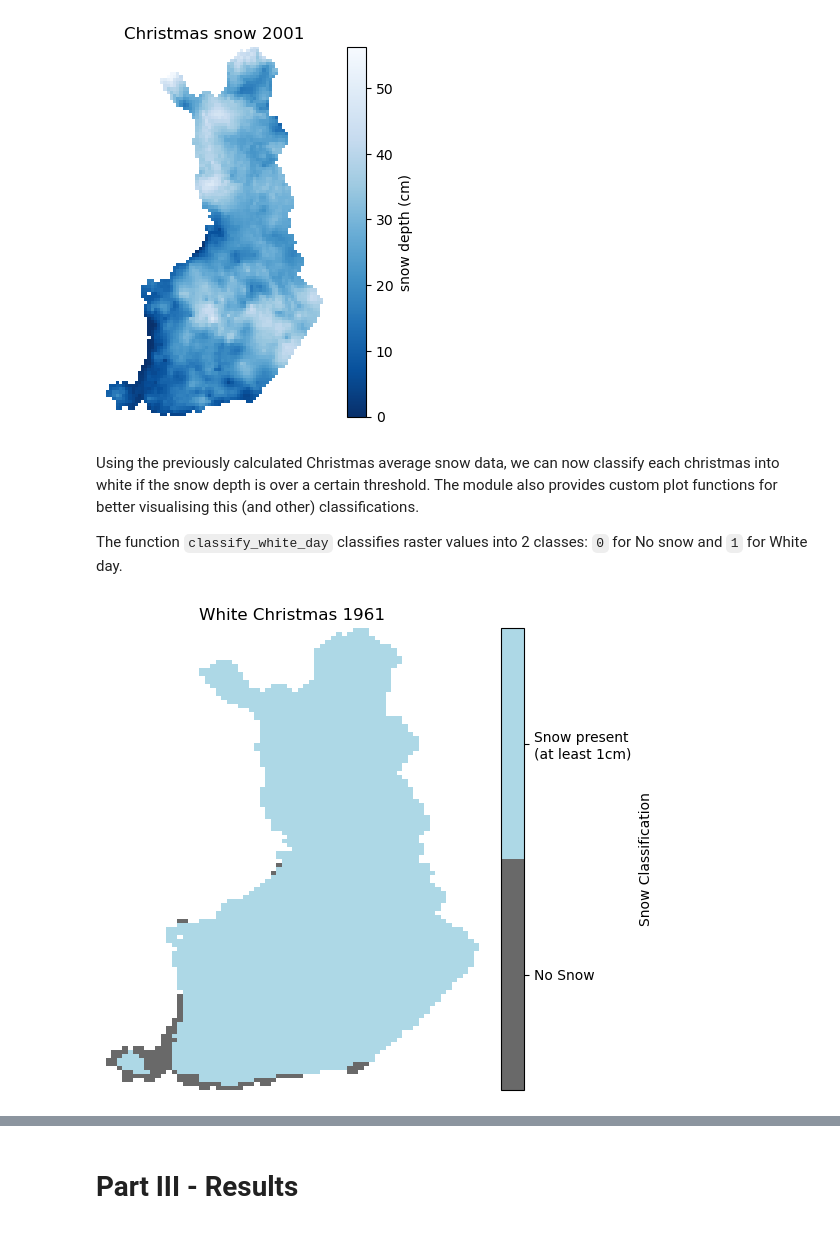
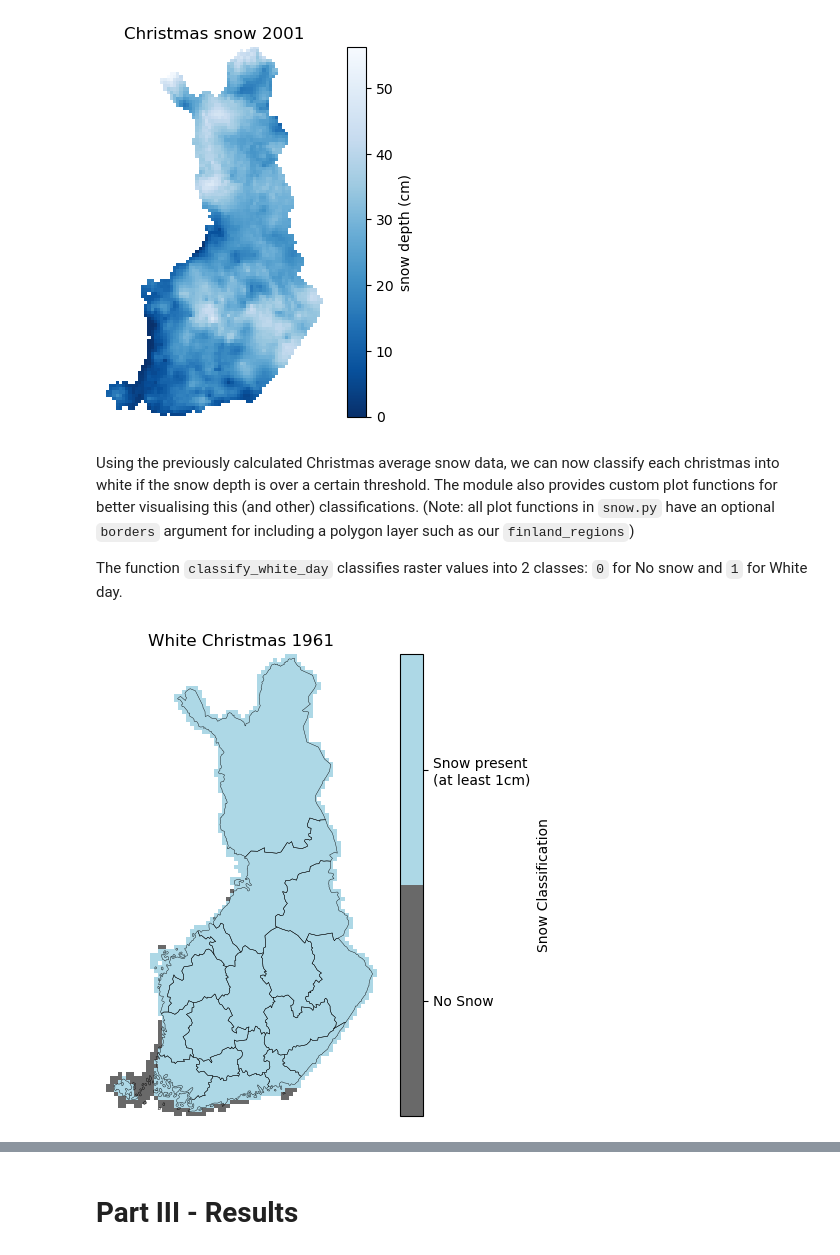
Before and after one commit to marcelomouta/white-christmas-project, a Jupyter notebook: final-assignment.ipynb, the cells around one changed output, grey strips where cells are left out. Drawn from its saved outputs; the diff is of its cells as text; code cells hidden in the pictures.

```diff
--- a/final-assignment.ipynb
+++ b/final-assignment.ipynb
@@ -135,20 +135,20 @@ plt.show()
 # %% [output]
 [figure]
 # %% [markdown]
-Using the previously calculated Christmas average snow data, we can now classify each christmas into white if the snow depth is over a certain threshold. The module also provides custom plot functions for better visualising this (and other) classifications.
+Using the previously calculated Christmas average snow data, we can now classify each christmas into white if the snow depth is over a certain threshold. The module also provides custom plot functions for better visualising this (and other) classifications. (Note: all plot functions in `snow.py` have an optional `borders` argument for including a polygon layer such as our `finland_regions`)
 
 The function `classify_white_day` classifies raster values into 2 classes: `0` for No snow and `1` for White day.
 # %%
 # Choose year for analysis
 year = 1961
 
 # Obtain White Christmas classification using average snow depth for 24.-26.12 of chosen year
 white_xmas_raster = snow.classify_white_day(xmas_avg_snow[year])
 
 # Custom function for plotting White Christmas map
-snow.plot_white_xmas(white_xmas_raster, year)
+snow.plot_white_xmas(white_xmas_raster, year, borders=finland_regions)
 # %% [output]
-[figure, old version]
+[figure, new version]
 # %%
 # NOTE: By default, the snow classifiers in this project use 1cm snow depth as the threshold for "white" classification
 # We can classify (and plot!) with different thresholds the following way:
```
Also changed, not shown: parts of 3 cells of this notebook.
